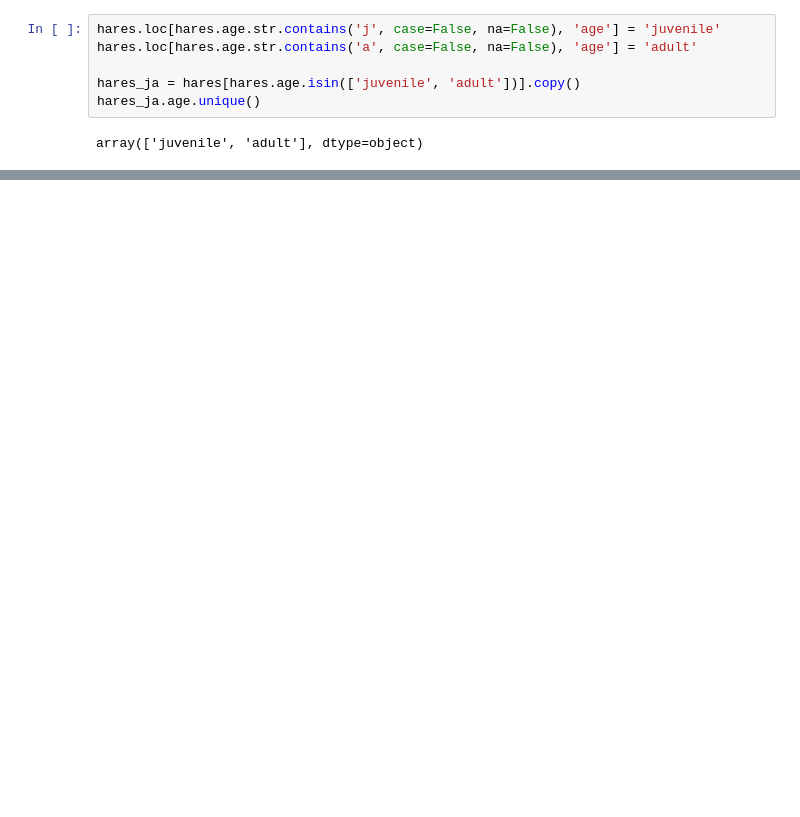
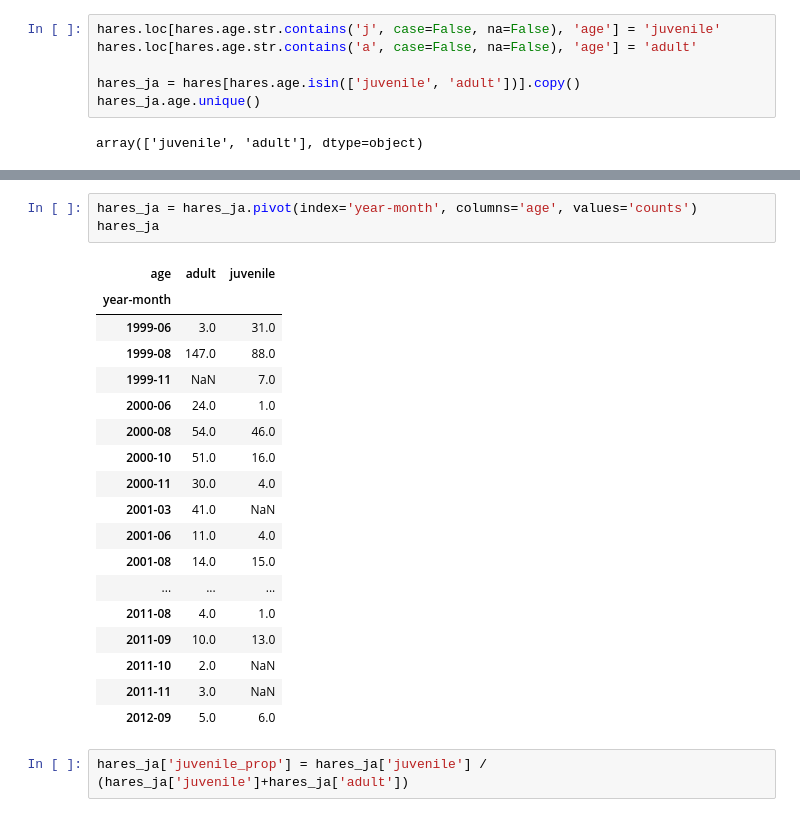
Before and after one commit to MEDS-eds-220/MEDS-eds-220-course, a Jupyter notebook: book/chapters/lesson-18-linear-regression/lesson-18-linear-regression.ipynb, the cells around one changed output, grey strips where cells are left out. Saved outputs shown, nothing was run; the diff lists cells and outputs as text; blank space fills up the shorter version.

```diff
--- a/book/chapters/lesson-18-linear-regression/lesson-18-linear-regression.ipynb
+++ b/book/chapters/lesson-18-linear-regression/lesson-18-linear-regression.ipynb
@@ -66 +107,25 @@ hares_ja['year'] = hares_ja.date.dt.year
+# %%
+hares_ja = hares_ja.pivot(index='year-month', columns='age', values='counts')
+hares_ja
+# %% [output]
+| age | adult | juvenile |
+| year-month |  |  |
+| 1999-06 | 3.0 | 31.0 |
+| 1999-08 | 147.0 | 88.0 |
+| 1999-11 | NaN | 7.0 |
+| 2000-06 | 24.0 | 1.0 |
+| 2000-08 | 54.0 | 46.0 |
+| 2000-10 | 51.0 | 16.0 |
+| 2000-11 | 30.0 | 4.0 |
+| 2001-03 | 41.0 | NaN |
+| 2001-06 | 11.0 | 4.0 |
+| 2001-08 | 14.0 | 15.0 |
+| ... | ... | ... |
+| 2011-08 | 4.0 | 1.0 |
+| 2011-09 | 10.0 | 13.0 |
+| 2011-10 | 2.0 | NaN |
+| 2011-11 | 3.0 | NaN |
+| 2012-09 | 5.0 | 6.0 |
+# %%
+hares_ja['juvenile_prop'] = hares_ja['juvenile'] / (hares_ja['juvenile']+hares_ja['adult'])
 # %%
```
Also changed, not shown: parts of 14 cells of this notebook.
